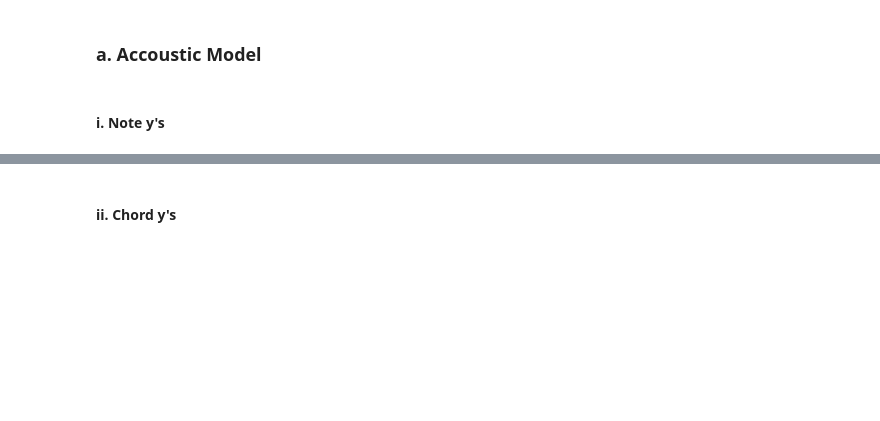
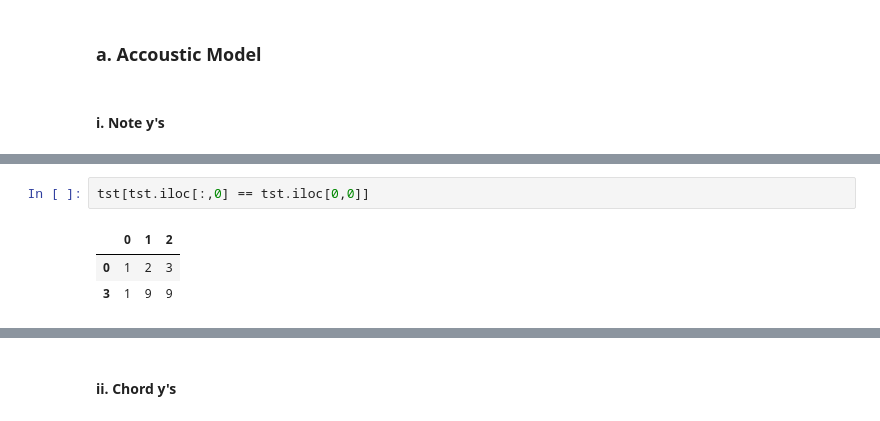
Before and after one commit to MickyDowns/deep-keras-music-net, a Jupyter notebook: music_study_aid.ipynb, the cells around one changed output, grey strips where cells are left out. Saved outputs shown, nothing was run; the diff lists cells and outputs as text; blank space fills up the shorter version.

```diff
--- a/music_study_aid.ipynb
+++ b/music_study_aid.ipynb
@@ -167,0 +449,6 @@ Y = txt_to_y('data/maps/AkPnCGdD/MUS/MAPS_MUS-chp_op18_AkPnCGdD.txt', 311, 31141
+# %%
+tst[tst.iloc[:,0] == tst.iloc[0,0]]
+# %% [output]
+|  | 0 | 1 | 2 |
+| 0 | 1 | 2 | 3 |
+| 3 | 1 | 9 | 9 |
```
Also changed, not shown: parts of 16 cells of this notebook.
